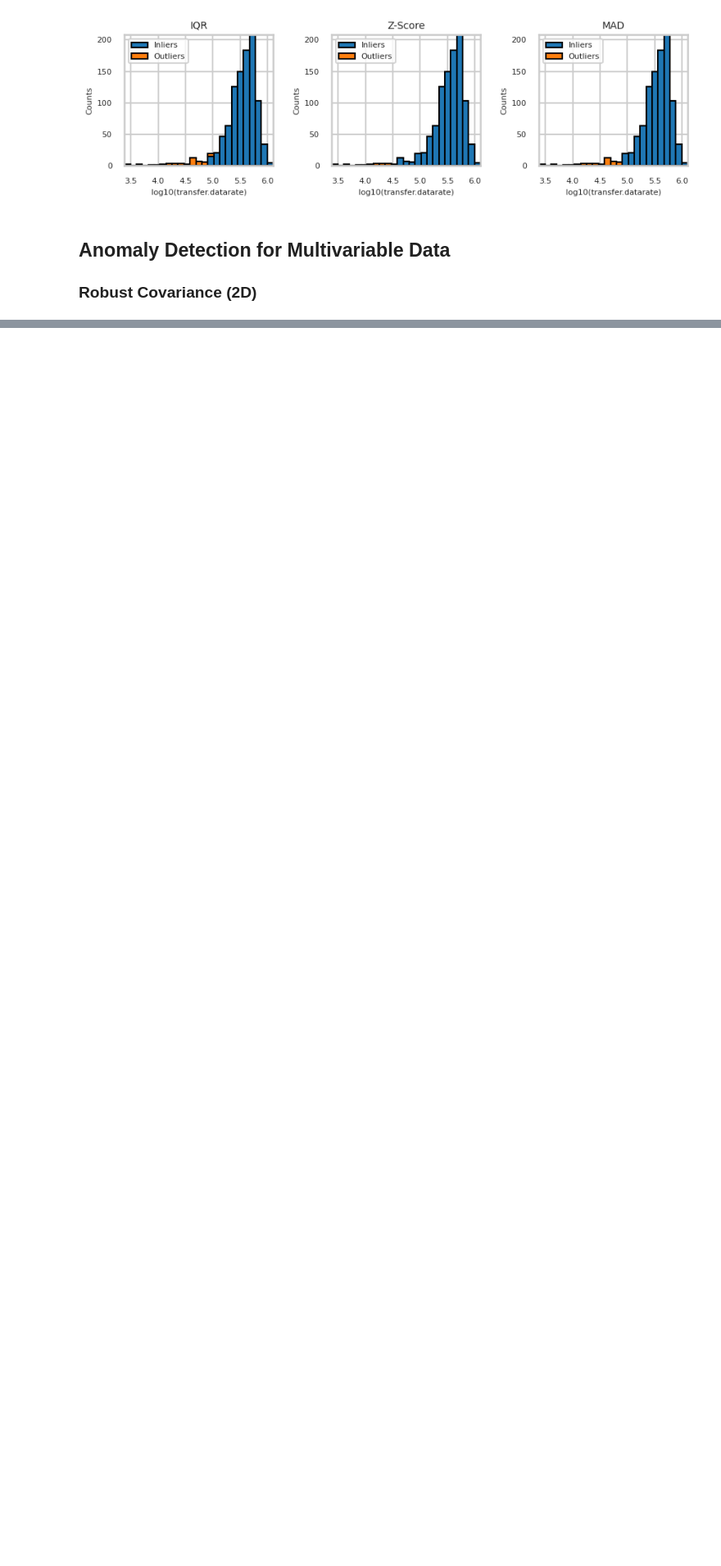
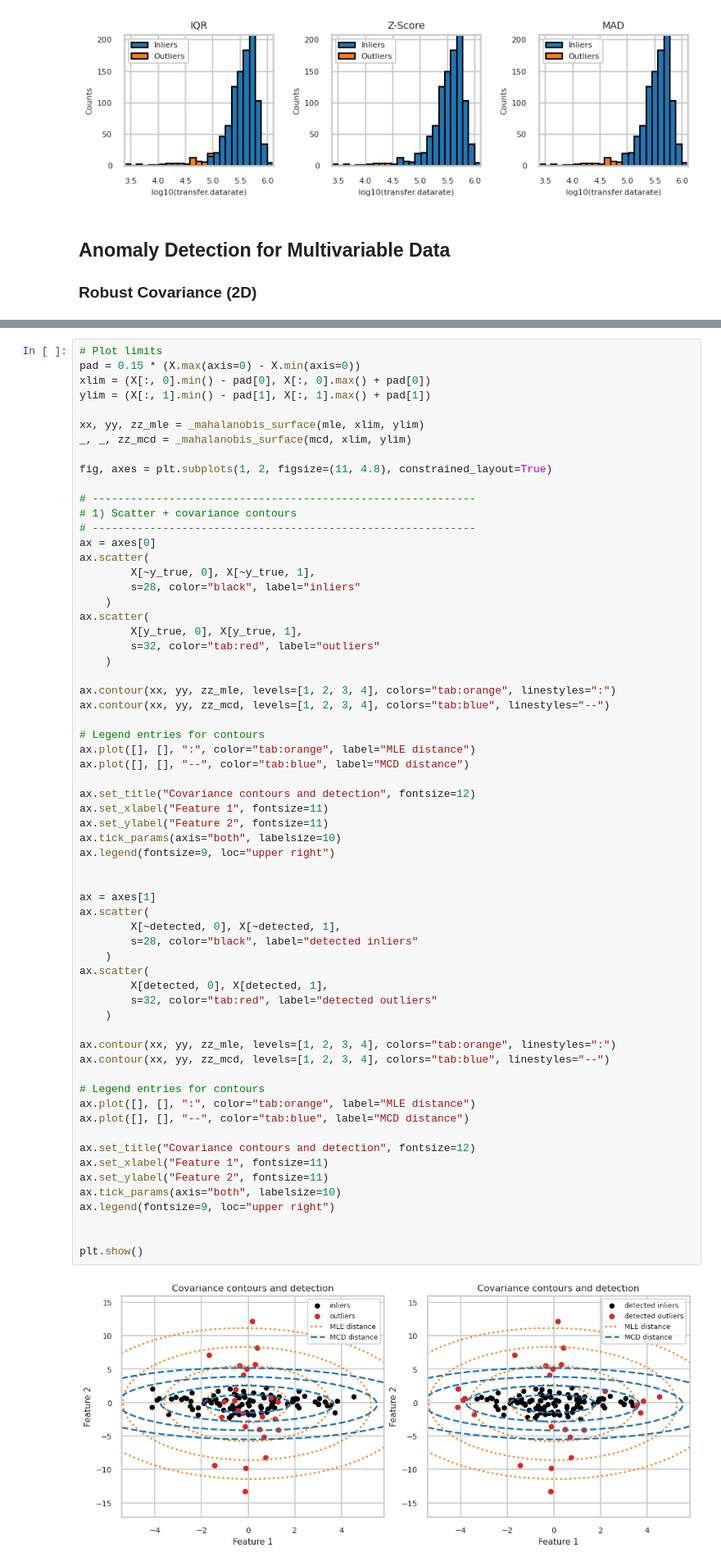
Before and after one commit to JuanMarcosRamirez/xmlad, a Jupyter notebook: 02_anomaly_detection.ipynb, the cells around one changed output, grey strips where cells are left out. Shown at 82% size. Saved outputs shown, nothing was run; the diff lists cells and outputs as text; blank space fills up the shorter version.

```diff
--- a/02_anomaly_detection.ipynb
+++ b/02_anomaly_detection.ipynb
@@ -315,0 +304,65 @@ MLE:
+# %%
+# Plot limits
+pad = 0.15 * (X.max(axis=0) - X.min(axis=0))
+xlim = (X[:, 0].min() - pad[0], X[:, 0].max() + pad[0])
+ylim = (X[:, 1].min() - pad[1], X[:, 1].max() + pad[1])
+
+xx, yy, zz_mle = _mahalanobis_surface(mle, xlim, ylim)
+_, _, zz_mcd = _mahalanobis_surface(mcd, xlim, ylim)
+
+fig, axes = plt.subplots(1, 2, figsize=(11, 4.8), constrained_layout=True)
+
+# ------------------------------------------------------------
+# 1) Scatter + covariance contours
+# ------------------------------------------------------------
+ax = axes[0]
+ax.scatter(
+        X[~y_true, 0], X[~y_true, 1],
+        s=28, color="black", label="inliers"
+    )
+ax.scatter(
+        X[y_true, 0], X[y_true, 1],
+        s=32, color="tab:red", label="outliers"
+    )
+
+ax.contour(xx, yy, zz_mle, levels=[1, 2, 3, 4], colors="tab:orange", linestyles=":")
+ax.contour(xx, yy, zz_mcd, levels=[1, 2, 3, 4], colors="tab:blue", linestyles="--")
+
+# Legend entries for contours
+ax.plot([], [], ":", color="tab:orange", label="MLE distance")
+ax.plot([], [], "--", color="tab:blue", label="MCD distance")
+
+ax.set_title("Covariance contours and detection", fontsize=12)
+ax.set_xlabel("Feature 1", fontsize=11)
+ax.set_ylabel("Feature 2", fontsize=11)
+ax.tick_params(axis="both", labelsize=10)
+ax.legend(fontsize=9, loc="upper right")
+
+
+ax = axes[1]
+ax.scatter(
+        X[~detected, 0], X[~detected, 1],
+        s=28, color="black", label="detected inliers"
+    )
+ax.scatter(
+        X[detected, 0], X[detected, 1],
+        s=32, color="tab:red", label="detected outliers"
+    )
+
+ax.contour(xx, yy, zz_mle, levels=[1, 2, 3, 4], colors="tab:orange", linestyles=":")
+ax.contour(xx, yy, zz_mcd, levels=[1, 2, 3, 4], colors="tab:blue", linestyles="--")
+
+# Legend entries for contours
+ax.plot([], [], ":", color="tab:orange", label="MLE distance")
+ax.plot([], [], "--", color="tab:blue", label="MCD distance")
+
+ax.set_title("Covariance contours and detection", fontsize=12)
+ax.set_xlabel("Feature 1", fontsize=11)
+ax.set_ylabel("Feature 2", fontsize=11)
+ax.tick_params(axis="both", labelsize=10)
+ax.legend(fontsize=9, loc="upper right")
+
+
+plt.show()
+# %% [output]
+[figure, added]
```
Also changed, not shown: parts of 2 cells of this notebook.
